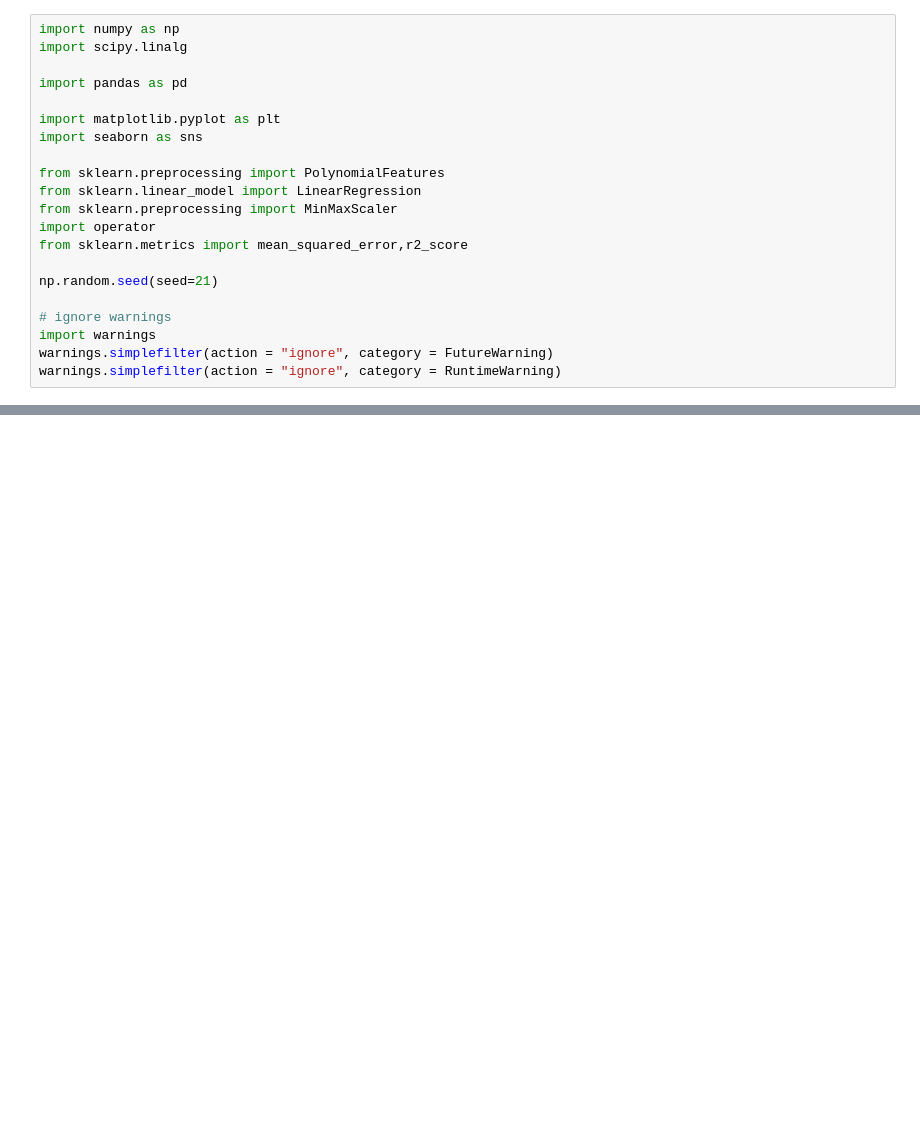
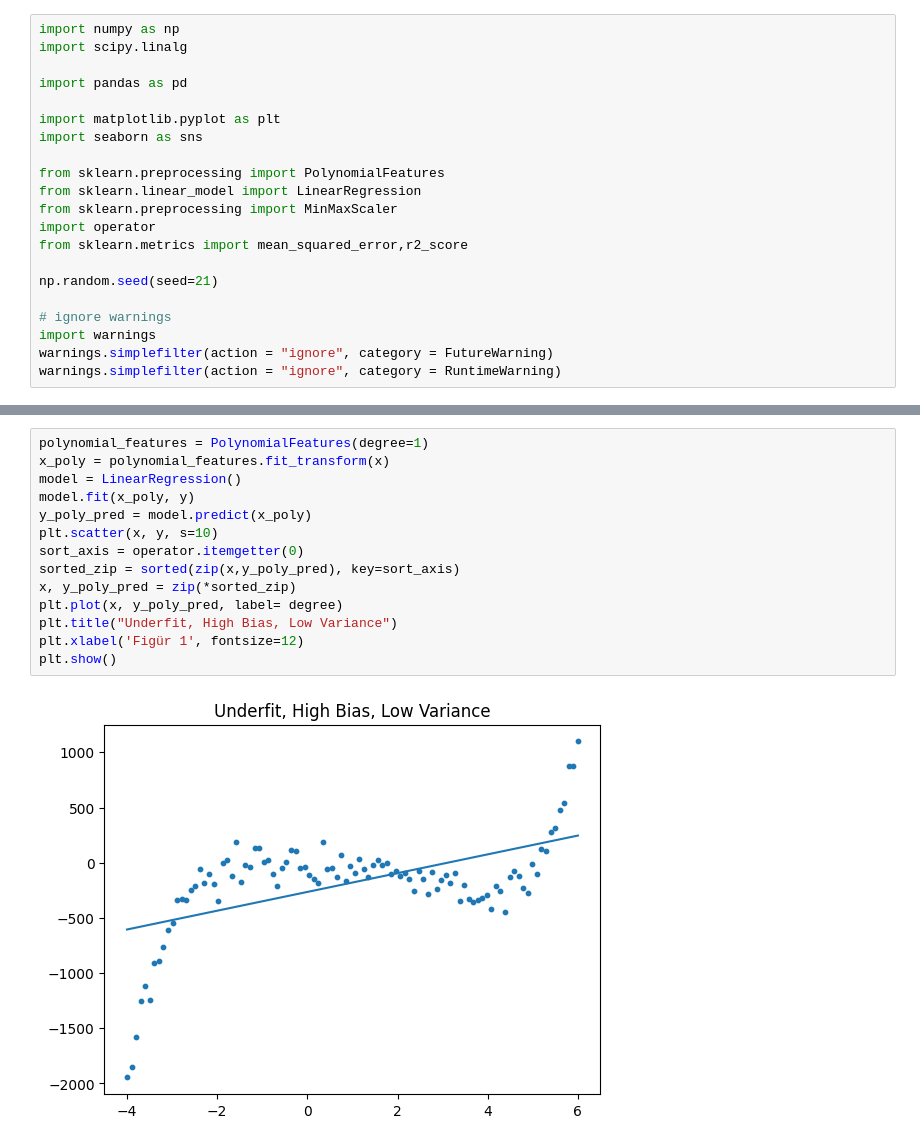
Before and after one commit to sahinebrar/MachineLearningExercises, a Jupyter notebook: BLM22535_HW3.ipynb, the cells around one changed output, grey strips where cells are left out. Saved outputs shown, nothing was run; the diff lists cells and outputs as text; blank space fills up the shorter version.

```diff
--- a/BLM22535_HW3.ipynb
+++ b/BLM22535_HW3.ipynb
@@ -106,0 +86,16 @@ RMSE of degree  30 :  90.44402062373908 *** R2 score of degree  30 :  0.95898024
+# %%
+polynomial_features = PolynomialFeatures(degree=1)
+x_poly = polynomial_features.fit_transform(x)
+model = LinearRegression()
+model.fit(x_poly, y)
+y_poly_pred = model.predict(x_poly)
+plt.scatter(x, y, s=10)
+sort_axis = operator.itemgetter(0)
+sorted_zip = sorted(zip(x,y_poly_pred), key=sort_axis)
+x, y_poly_pred = zip(*sorted_zip)
+plt.plot(x, y_poly_pred, label= degree)
+plt.title("Underfit, High Bias, Low Variance")
+plt.xlabel('Figür 1', fontsize=12)
+plt.show()
+# %% [output]
+[figure, added]
```
Also changed, not shown: parts of 10 cells of this notebook.
